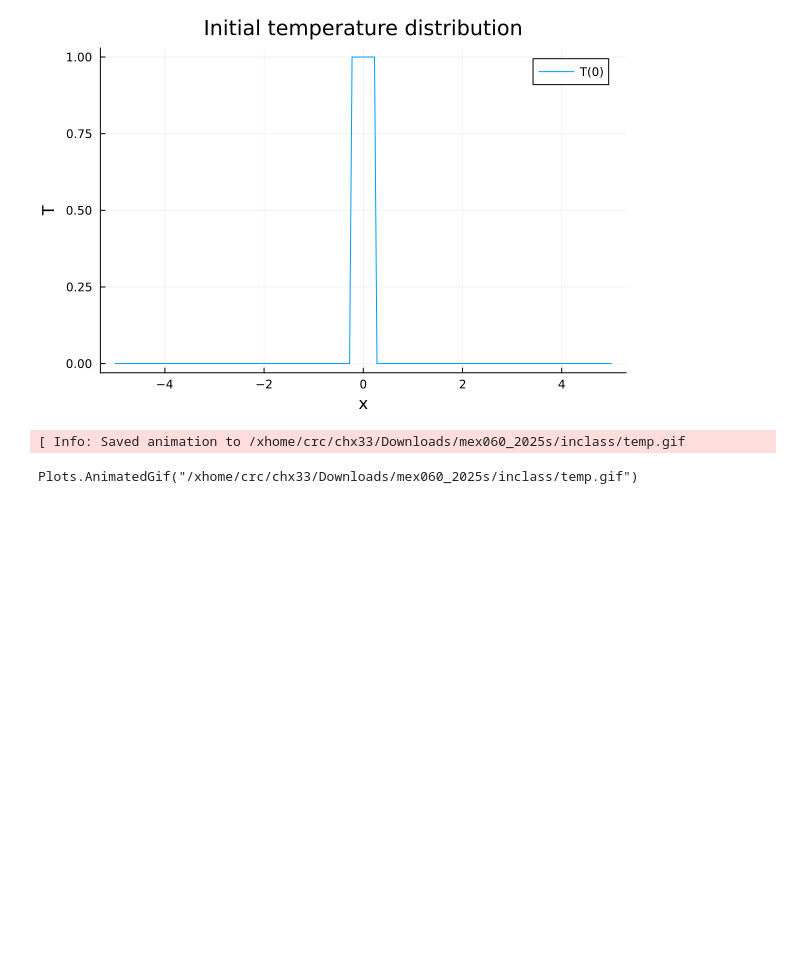
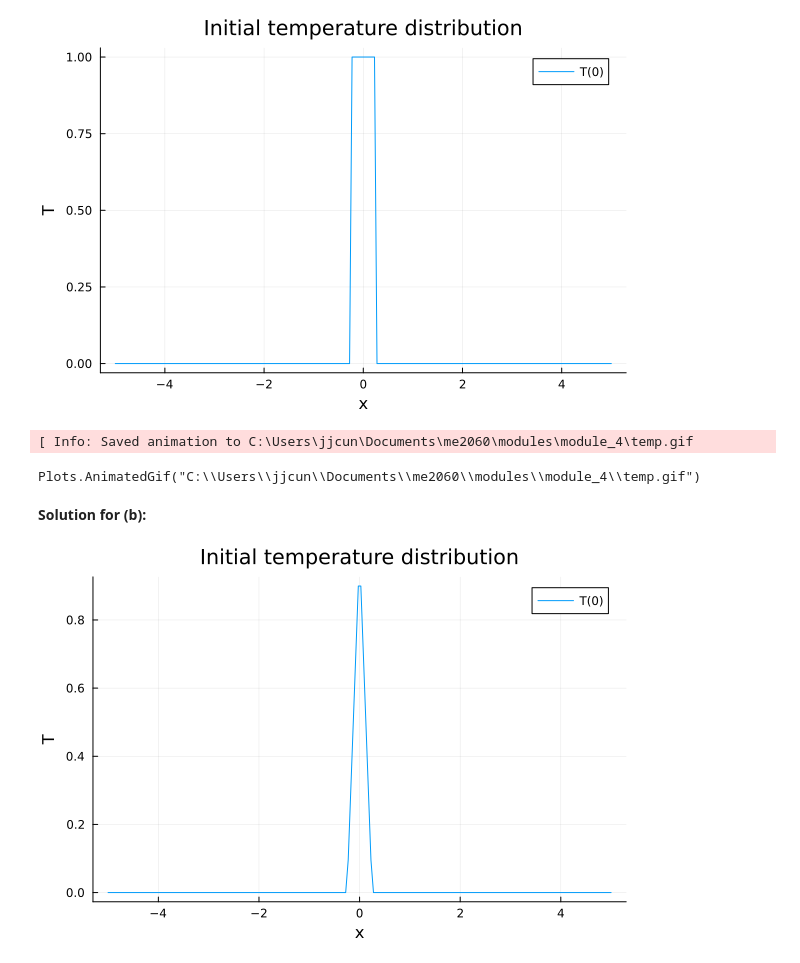
Before and after one commit to jacob-cunningham-ds/me2060, a Jupyter notebook: modules/module_4/integral_ode_demo.ipynb, the cells around one changed output. Drawn from its saved outputs; the diff is of its cells as text; code cells hidden in the pictures; blank space fills up the shorter version.

Commit message:
updated integral ode demo module 4

```diff
--- a/modules/module_4/integral_ode_demo.ipynb
+++ b/modules/module_4/integral_ode_demo.ipynb
@@ -202,36 +202,65 @@ ylabel!("T")
 # %% [output]
 [figure]
 # %%
-using QuadGK
-Nt=101
+Nt = 101
 t0 = 0.0001
 t1 = 10
-k=0.01
+k = 0.01
+duration = LinRange(t0, t1, Nt)
 
-heat_kernel(x,t)=1 ./sqrt.(4*pi*k*t).*exp.(-x.^2 ./(4*k.*t))
+heat_kernel(x,t) =1 ./ sqrt.(4 * pi * k * t) .* exp.(-x.^2 ./ (4 * k .* t))
 anim = Animation()
 
-for time =LinRange(t0,t1,Nt)
+for time in duration
+    # Setup integrand for each time
+    integrand(y) = heat_kernel.(x .- y, time) .* initial_dist(y)
 
-  # Setup integrand for each time
-    integrand(y)=heat_kernel.(x.-y,time).*initial_dist(y)
+    # Compute exact solution at each time with integral formula
+    temp = qgk.quadgk(integrand, -Inf, Inf)[1]
 
-  #Compute exact solution at each time with integral formula
+    # Plot the instance in time
+    Plt.plot(x, temp, label="T(t)")
+    Plt.title!("Time t="*string(time))
+    Plt.ylims!(0,1)
+    Plt.xlabel!("x")
+    Plt.ylabel!("Temperature")
+    Plt.frame(anim)
+end
 
-    temp=quadgk(integrand,-Inf,Inf)[1]
-#   trace = scatter(x=x,y=temp,mode="lines", name="Lissajous")
- #   data = [trace]
-    #Animate results
-#layout = Layout(;title="Time = "*string(time), xaxis_range=[startx, endx], xaxis_title="x",yaxis_range=[-1.1, 1.1],  yaxis_title="Temperature ", width=1000,height=500)
-
-   # sleep(0.05)
-    plot(x, temp, title="Time t="*string(time), label="T(t)")
-    ylims!(0,1)
-    xlabel!("x")
-    ylabel!("Temperature")
-    frame(anim)
-end
-gif(anim, "temp.gif", fps=3)
+Plt.gif(anim, "temp.gif", fps=8)
 # %% [output]
-[ Info: Saved animation to /xhome/crc/chx33/Downloads/mex060_2025s/inclass/temp.gif
+[ Info: Saved animation to C:\Users\jjcun\Documents\me2060\modules\module_4\temp.gif
-Plots.AnimatedGif("/xhome/crc/chx33/Downloads/mex060_2025s/inclass/temp.gif")
+Plots.AnimatedGif("C:\\Users\\jjcun\\Documents\\me2060\\modules\\module_4\\temp.gif")
+# %% [markdown]
+<b> Solution for (b): </b>
+# %%
+import Plots as Plt
+import QuadGK as qgk
+
+startx, endx, stepx = -5, 5, 200
+x = LinRange(startx, endx, stepx)
+
+# Define the initial distribution
+b = 1
+r1, r2, = -0.25, 0.25
+m1, m2 = 4, -4
+
+function initial_dist(x)
+    if abs(x) > 0.25
+        return 0
+    elseif x >= -0.25 && x < 0
+        return m1 * x + b
+    elseif x >= 0 && x <= 0.25
+        return m2 * x + b
+    else
+        return 0.0
+    end
+end
+
+# Plot the results
+Plt.plot(x, initial_dist.(x), label="T(0)")
+Plt.title!("Initial temperature distribution")
+Plt.xlabel!("x")
+Plt.ylabel!("T")
+# %% [output]
+[figure, added]
```
Also changed, not shown: parts of 11 cells of this notebook, 1 other file.
